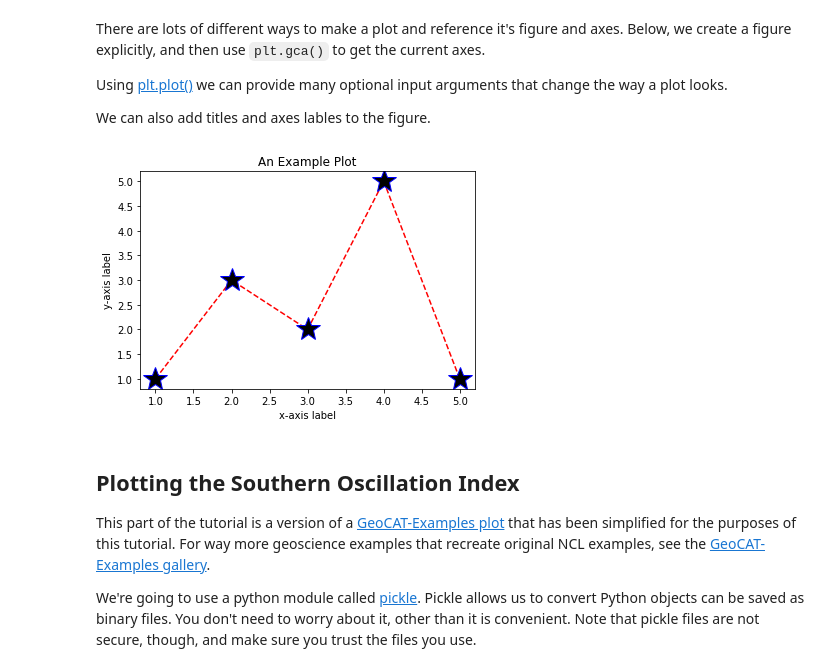
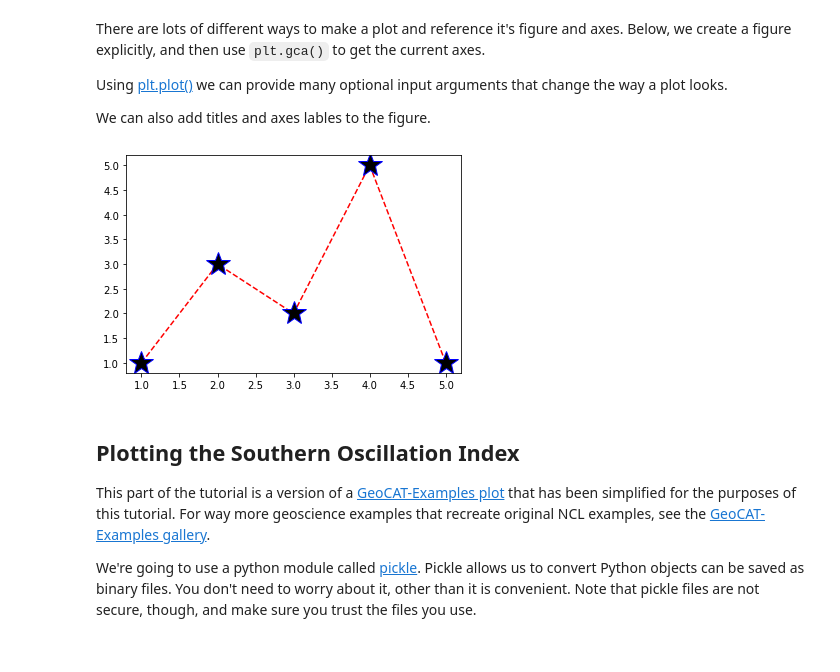
Before and after one commit to anissa111/matplotlib-tutorial, a Jupyter notebook: Prerelease.ipynb, the cells around one changed output. Cells and saved outputs as stored; diff of their text form; code cells hidden in the pictures.

```diff
--- a/Prerelease.ipynb
+++ b/Prerelease.ipynb
@@ -73,16 +73,12 @@ We can also add titles and axes lables to the figure.
 # %%
 fig = plt.figure()
 ax = plt.gca()
 
 ax.plot(x,y, color='red', ls='--', marker='*',
         markersize=25, markerfacecolor='k',
-       mec='b')
-
-ax.set_xlabel('x-axis label')
-ax.set_ylabel('y-axis label')
-ax.set_title('An Example Plot');
+       mec='b');
 # %% [output]
-[figure, old version]
+[figure, new version]
 # %%
 plt.clf();
 plt.cla();
```
Also changed, not shown: parts of 3 cells of this notebook, 1 other file.
